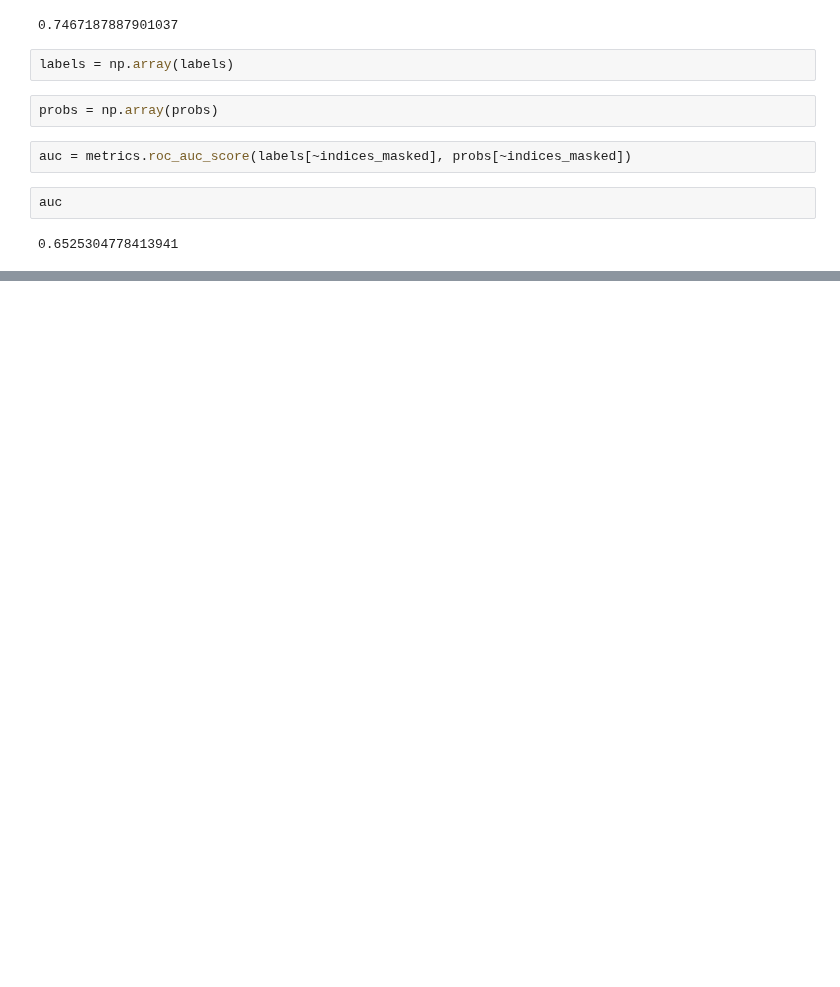
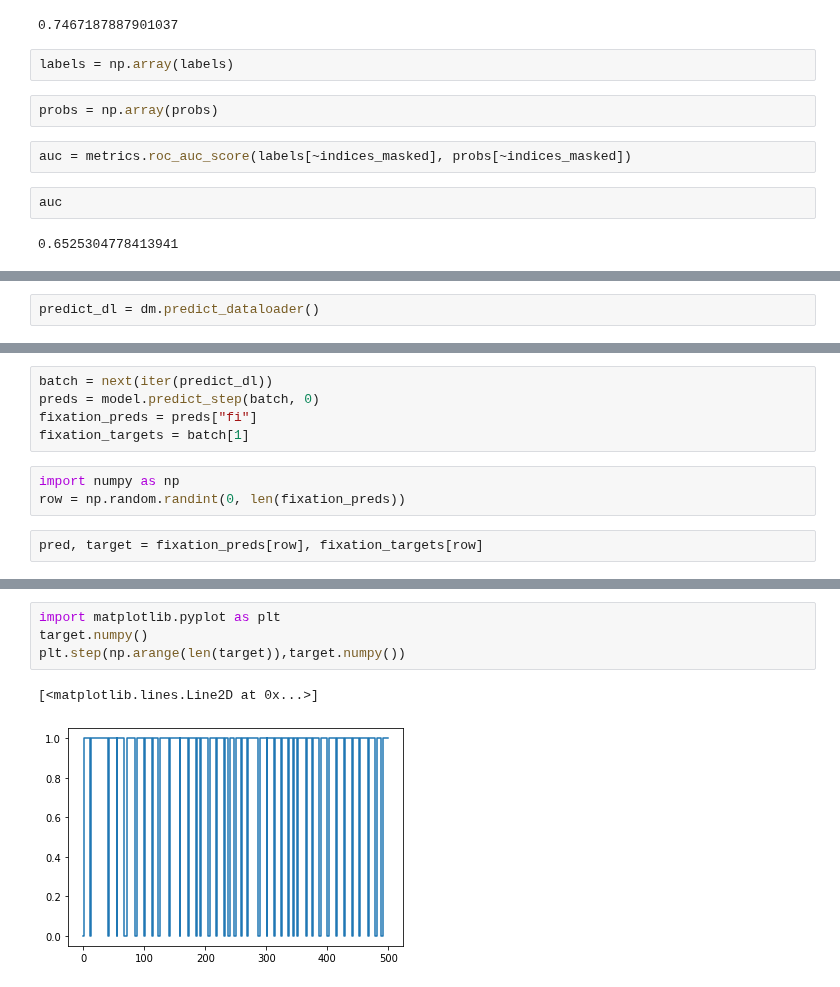
Before and after one commit to rosyvs/DeepGaze, a Jupyter notebook: notebooks/fixation_id.ipynb, the cells around one changed output, grey strips where cells are left out. Cells and saved outputs as stored; diff of their text form; blank space fills up the shorter version.

```diff
--- a/notebooks/fixation_id.ipynb
+++ b/notebooks/fixation_id.ipynb
@@ -415,0 +470,2 @@ auc
+# %%
+predict_dl = dm.predict_dataloader()
@@ -415,0 +481,10 @@ auc
+# %%
+batch = next(iter(predict_dl))
+preds = model.predict_step(batch, 0)
+fixation_preds = preds["fi"]
+fixation_targets = batch[1]
+# %%
+import numpy as np
+row = np.random.randint(0, len(fixation_preds))
+# %%
+pred, target = fixation_preds[row], fixation_targets[row]
@@ -415,0 +529,7 @@ auc
+# %%
+import matplotlib.pyplot as plt
+target.numpy()
+plt.step(np.arange(len(target)),target.numpy())
+# %% [output]
+[<matplotlib.lines.Line2D at 0x...>]
+[figure, added]
```
Also changed, not shown: parts of 21 cells of this notebook, 3 other files.
